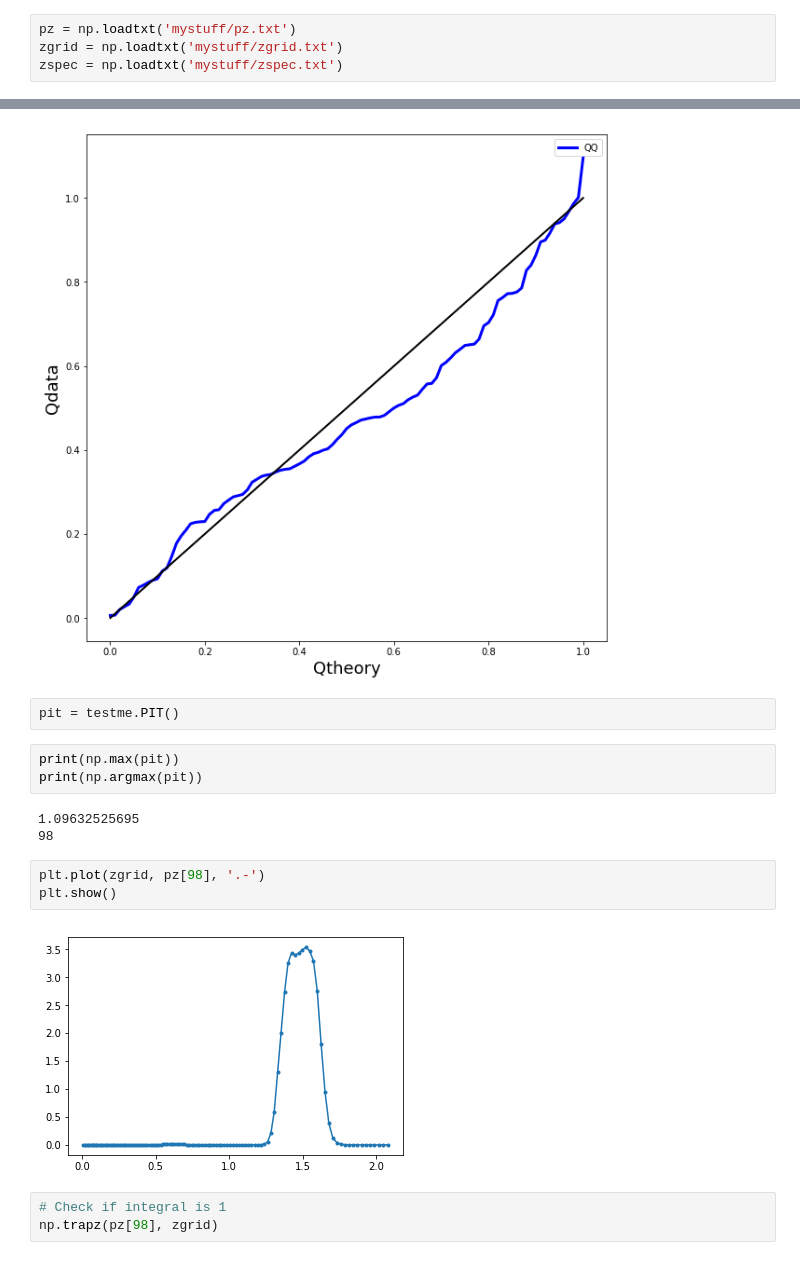
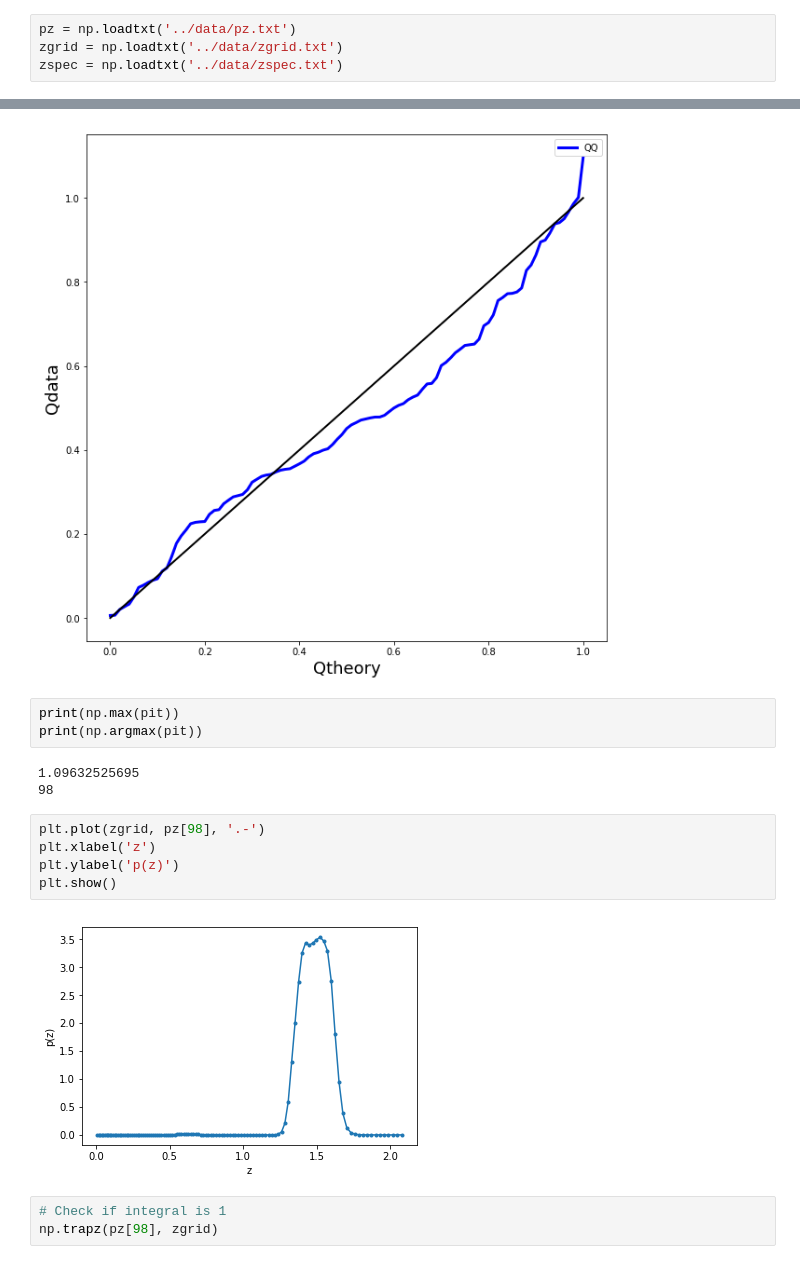
Before and after one commit to rongpu/PZDC1PaperScripts, a Jupyter notebook: my_scripts/PIT_QQ_test.ipynb, the cells around one changed output, grey strips where cells are left out. Cells and saved outputs as stored; diff of their text form.

```diff
--- a/my_scripts/PIT_QQ_test.ipynb
+++ b/my_scripts/PIT_QQ_test.ipynb
@@ -11,9 +11,9 @@ import qp
 import individual_metrics as inmet
 %matplotlib inline
 # %%
-pz = np.loadtxt('mystuff/pz.txt')
-zgrid = np.loadtxt('mystuff/zgrid.txt')
-zspec = np.loadtxt('mystuff/zspec.txt')
+pz = np.loadtxt('../data/pz.txt')
+zgrid = np.loadtxt('../data/zgrid.txt')
+zspec = np.loadtxt('../data/zspec.txt')
 # %%
 approx_pdf = qp.Ensemble(len(pz),gridded=(zgrid,pz), vb=False)
 testme = inmet.EvaluateMetric(approx_pdf, zspec)
@@ -21,8 +21,6 @@ testme = inmet.EvaluateMetric(approx_pdf, zspec)
 qqplot = testme.QQplot(using='gridded',dx=0.0001,Nquants=101)
 # %% [output]
 [figure]
-# %%
-pit = testme.PIT()
 # %%
 print(np.max(pit))
 print(np.argmax(pit))
@@ -31,9 +29,11 @@ print(np.argmax(pit))
 98
 # %%
 plt.plot(zgrid, pz[98], '.-')
+plt.xlabel('z')
+plt.ylabel('p(z)')
 plt.show()
 # %% [output]
-[figure, old version]
+[figure, new version]
 # %%
 # Check if integral is 1
 np.trapz(pz[98], zgrid)
```
Also changed, not shown: parts of 5 cells of this notebook, 10 other files.
